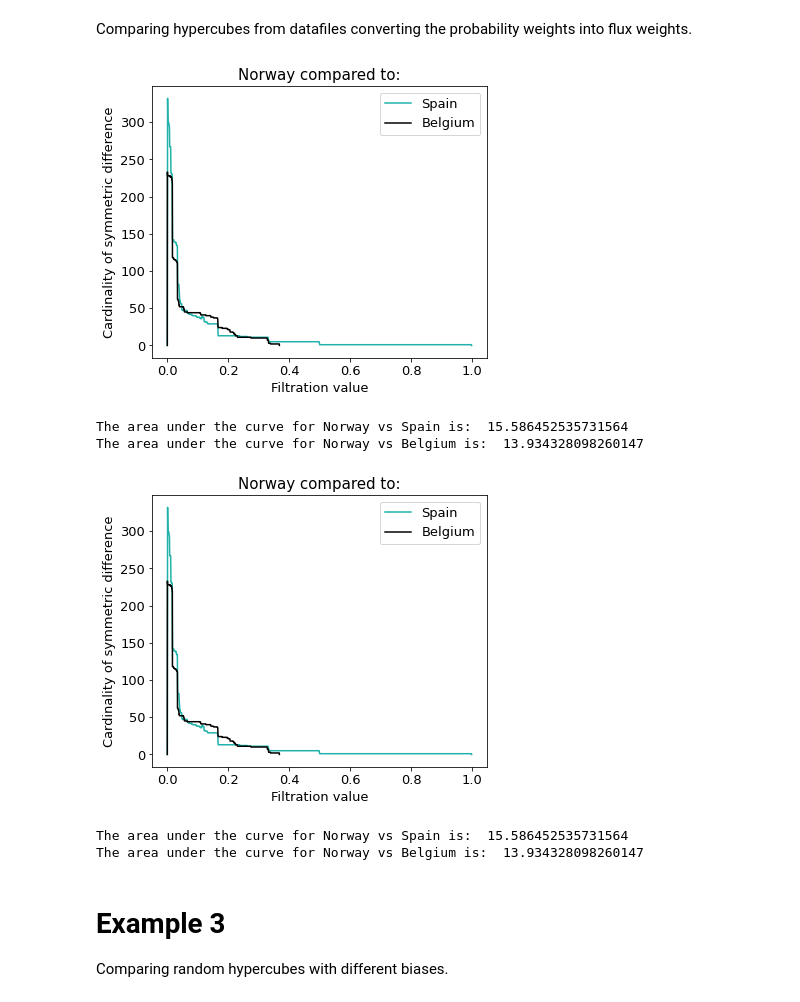
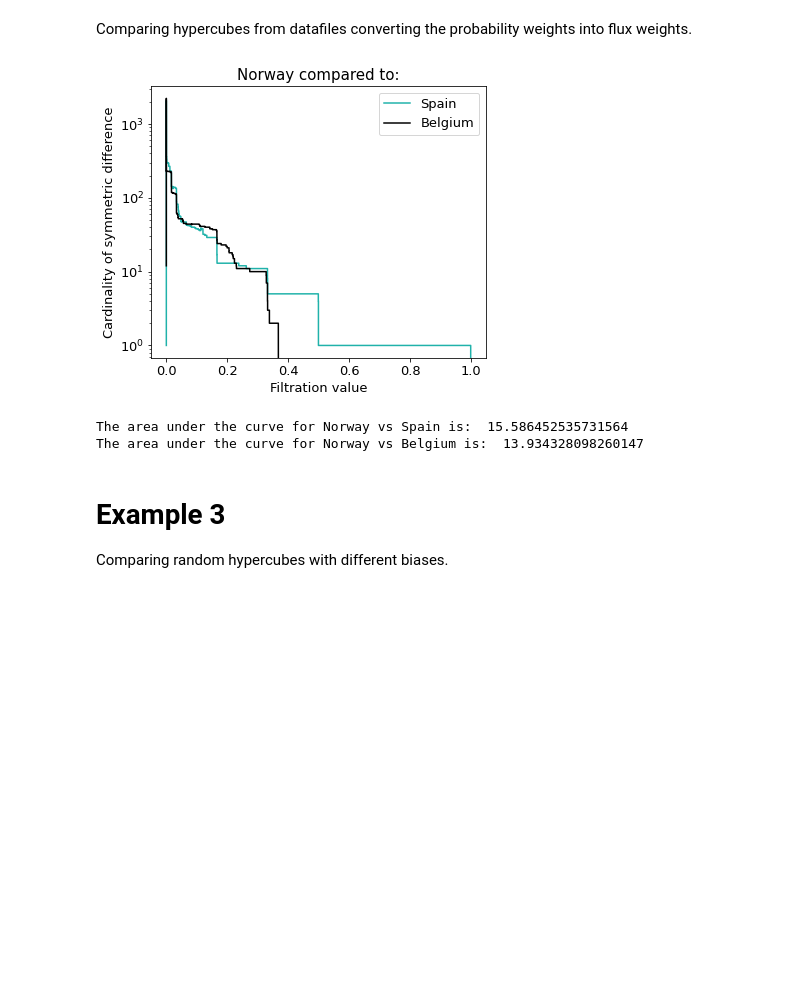
Before and after one commit to lar-sal/WFCC, a Jupyter notebook: Example_WFCC.ipynb, the cells around one changed output. Saved outputs shown, nothing was run; the diff lists cells and outputs as text; code cells hidden in the pictures; blank space fills up the shorter version.

```diff
--- a/Example_WFCC.ipynb
+++ b/Example_WFCC.ipynb
@@ -41,41 +38,38 @@ Comparing hypercubes from datafiles converting the probability weights into flux
 # %%
 #import functions and fix random seed
 from main_Functions import WFCC, WFCCplot, impor, prob_to_flux
 
 #open datafiles. .csv or .txt files with columns: Start vertex | End vertex | Weight
 spain = impor("./Data_files_hypercubes/TB-Spain.csv")
 norway = impor("./Data_files_hypercubes/TB-Norway.csv")
 belgium = impor("./Data_files_hypercubes/TB-Belgium.csv")
 
 #convert to fluxes
 spain=prob_to_flux(spain)
 norway=prob_to_flux(norway)
 belgium=prob_to_flux(belgium)
 
 #pick the main hypercube to compare with the others
 g0 = norway
 
 #group together the hypercubes to compare with hypercube g0
 g1 = [spain, belgium]
 
 #define labels and colours
 label_g0='Norway'
 labels_g1=['Spain', 'Belgium']
 colors=['lightseagreen', 'black']
 
-#call the algorithm WFCC
-WFCCplot(g0, g1, label_g0, labels_g1, colors, log=False, fVals = 1000, sort=False, complete = False)
+#call the algorithm WFCC, now with a log plot
+WFCCplot(g0, g1, label_g0, labels_g1, colors, log=True, fVals = None, sort=False, complete = False)
 
 #get curve values where xval is the filtration values and yval the cardinality symmetric difference
-xval1, yval1 = WFCC(norway,spain,fVals = 1000, sort=False, complete = False)
-xval2, yval2 = WFCC(norway,belgium,fVals = 1000, sort=False, complete = False)
+xval1, yval1 = WFCC(norway,spain,fVals = None, sort=False, complete = False)
+xval2, yval2 = WFCC(norway,belgium,fVals = None, sort=False, complete = False)
 # %% [output]
-[figure, old version]
+[figure, new version]
 The area under the curve for Norway vs Spain is:  15.586452535731564
 The area under the curve for Norway vs Belgium is:  13.934328098260147
-[figure, removed]
-The area under the curve for Norway vs Spain is:  15.586452535731564
-The area under the curve for Norway vs Belgium is:  13.934328098260147
 # %% [markdown]
 # Example 3
 Comparing random hypercubes with different biases.
```
Also changed, not shown: parts of 2 cells of this notebook, 2 other files.
